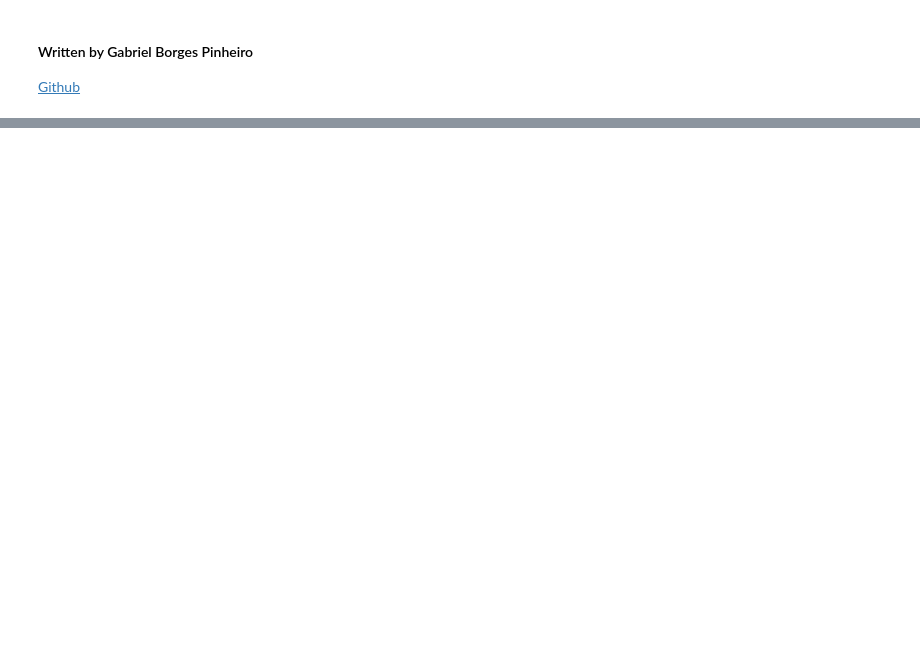
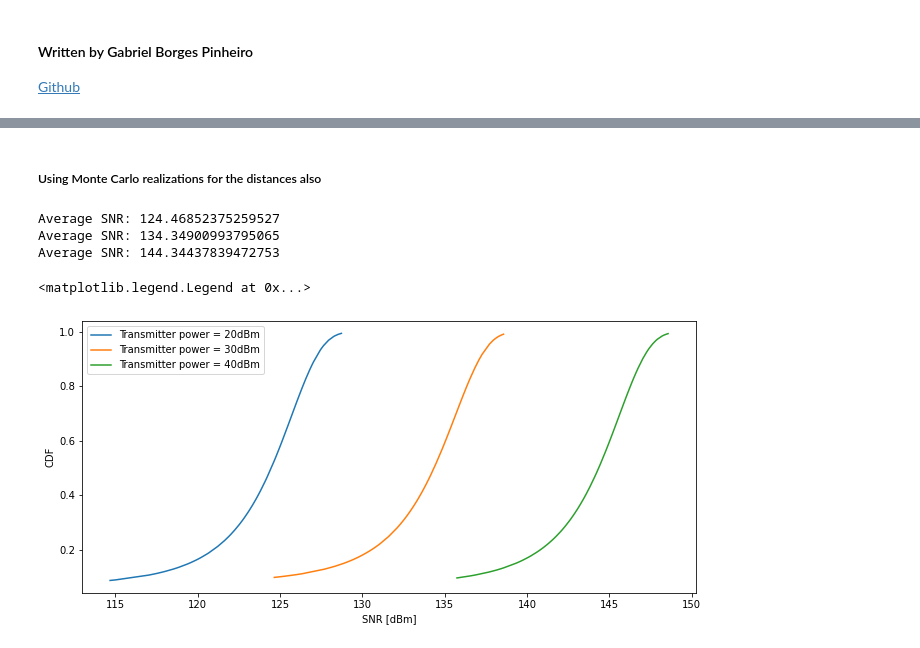
Before and after one commit to gabrielbopi/cellfree_ic, a Jupyter notebook: Gabriel/Channel_Sim.ipynb, the cells around one changed output, grey strips where cells are left out. Drawn from its saved outputs; the diff is of its cells as text; code cells hidden in the pictures; blank space fills up the shorter version.

```diff
--- a/Gabriel/Channel_Sim.ipynb
+++ b/Gabriel/Channel_Sim.ipynb
@@ -82,0 +116,38 @@ SNR: 122.80575092202845
+# %% [markdown]
+##### Using Monte Carlo realizations for the distances also
+# %%
+fig, ax = plt.subplots(figsize = (11,5))
+mc = 100
+
+#Power of transmitted signal
+AmountP_t = np.array([20, 30, 40]) #dBm
+
+for P_t in AmountP_t:
+    snr = np.array([])
+    for i in range(mc):
+        #Generate a random point for 1 UE position (a estimate height for the UE antenna = 1.5m)
+        R_ue = np.array(np.append(np.sqrt(D_max)*np.random.randn(2), 1.5))
+        #Distance between UE and BS
+        R = np.linalg.norm(R_ue - R_bs)
+        #Getting samples of the SNR
+        snr = np.append(snr, np.mean(snr_samples(mc, R, N, P_t)))
+
+    snr = np.sort(snr)
+    average_snr = np.mean(snr)
+    std_snr = np.std(snr)
+    print('Average SNR: {}'.format(dbm(average_snr)))
+
+    cdf_snr = norm.cdf(snr, loc=average_snr, scale=std_snr)
+
+    label = 'Transmitter power = {}dBm'.format(P_t)
+    ax.plot(dbm(snr), cdf_snr, label=label)
+
+ax.set_ylabel("CDF")
+ax.set_xlabel("SNR [dBm]")
+plt.legend()
+# %% [output]
+Average SNR: 124.46852375259527
+Average SNR: 134.34900993795065
+Average SNR: 144.34437839472753
+<matplotlib.legend.Legend at 0x...>
+[figure, added]
```
Also changed, not shown: parts of 17 cells of this notebook.
